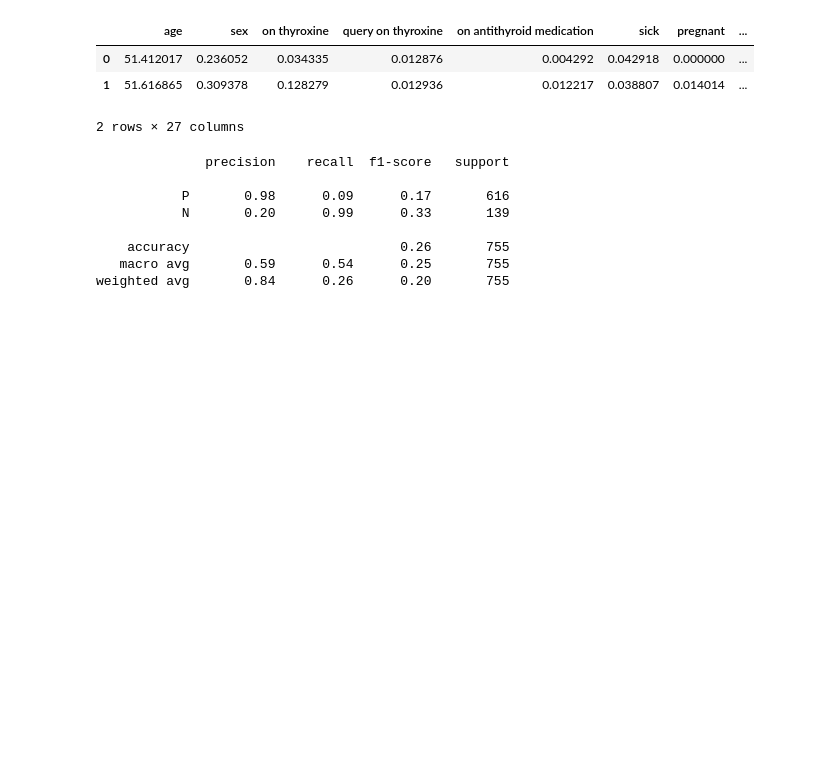
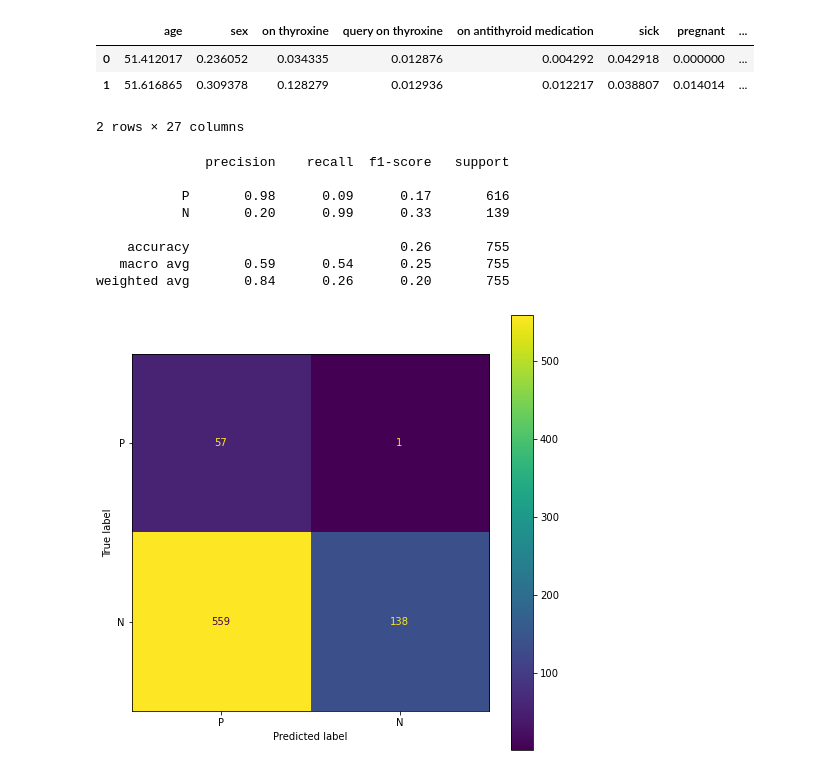
Before and after one commit to cuberhaus/APA_Practica, a Jupyter notebook: hypothyroid.ipynb, the cells around one changed output. Drawn from its saved outputs; the diff is of its cells as text; code cells hidden in the pictures; blank space fills up the shorter version.

```diff
--- a/hypothyroid.ipynb
+++ b/hypothyroid.ipynb
@@ -809,5 +809,12 @@ print(classification_report(gnb_model.predict(X_test), y_test,target_names=['P',
     accuracy                           0.26       755
    macro avg       0.59      0.54      0.25       755
 weighted avg       0.84      0.26      0.20       755
+# %%
+from sklearn.metrics import ConfusionMatrixDisplay, RocCurveDisplay
+
+plt.figure(figsize=(8,8));
+ConfusionMatrixDisplay.from_estimator(gnb_model, X_test,y_test, display_labels=['P', 'N'], ax=plt.subplot());
+# %% [output]
+[figure, added]
 # %%
 plt.figure(figsize=(8,8));
```
Also changed, not shown: parts of 1 cell of this notebook.
